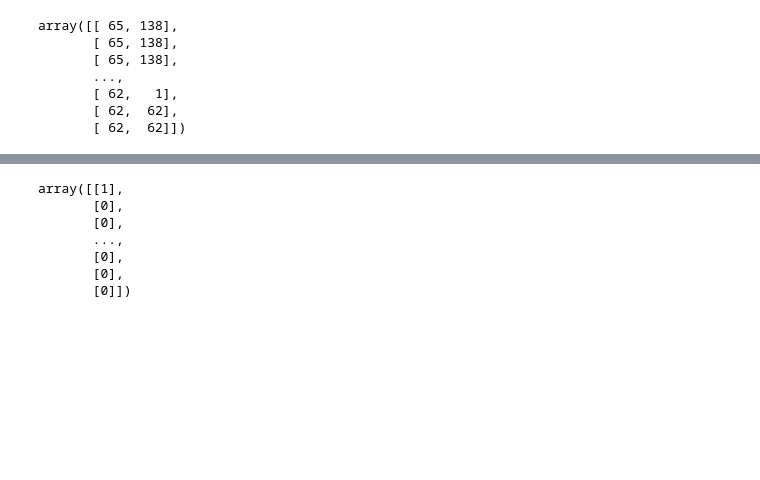
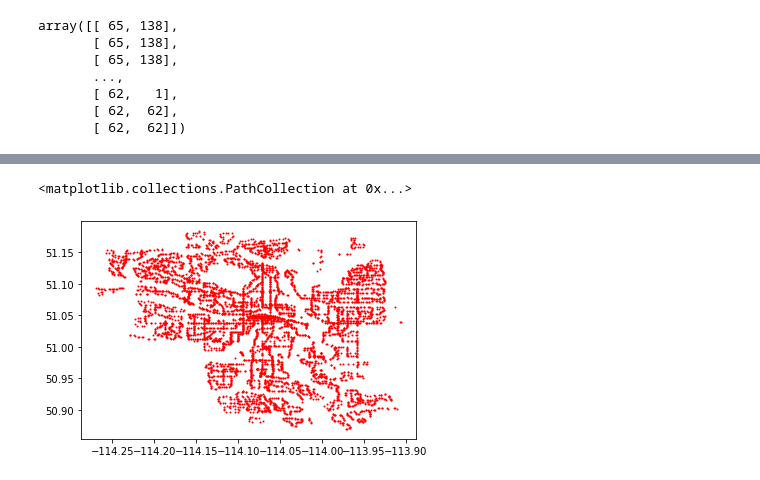
Before and after one commit to wwebeam6508/Development-of-Predictive-Model-for-Trip-Destination-of-Dockless-Shared-Scooters, a Jupyter notebook: PreData.ipynb, the cells around one changed output, grey strips where cells are left out. Drawn from its saved outputs; the diff is of its cells as text; code cells hidden in the pictures; blank space fills up the shorter version.

```diff
--- a/PreData.ipynb
+++ b/PreData.ipynb
@@ -179,13 +196,13 @@ end_isnearbus_c_np = end_isnearbus_c_np.reshape(len(end_isnearbus_c), 1)
 # coor_data = np.concatenate((coor_data, start_isnearbus_c_np), axis=1)
 bus_stop = np.concatenate((start_isnearbus_c_np, end_isnearbus_c_np), axis=1)
 np.savetxt("Data/bus_stop.csv", bus_stop , delimiter='  ', comments='', fmt='%s')
-# %%
-start_isnearbus_c_np
-# %% [output]
-array([[1],
-       [0],
-       [0],
-       ...,
-       [0],
-       [0],
-       [0]])
+# %%
+from haversine import haversine
+import progressbar
+stop_data = pd.read_csv('Data/stops.csv')
+
+import matplotlib.pyplot as plt
+plt.scatter(stop_data['stop_lon'], stop_data['stop_lat'], color='r', s= 1)
+# %% [output]
+<matplotlib.collections.PathCollection at 0x...>
+[figure, added]
```
Also changed, not shown: parts of 9 cells of this notebook, 6 other files.
